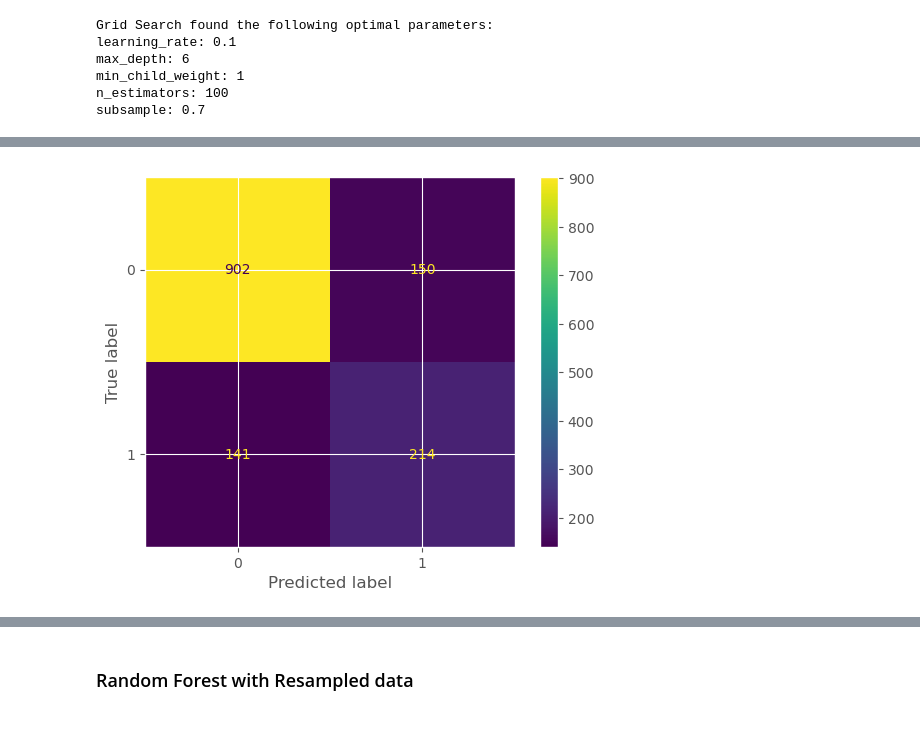
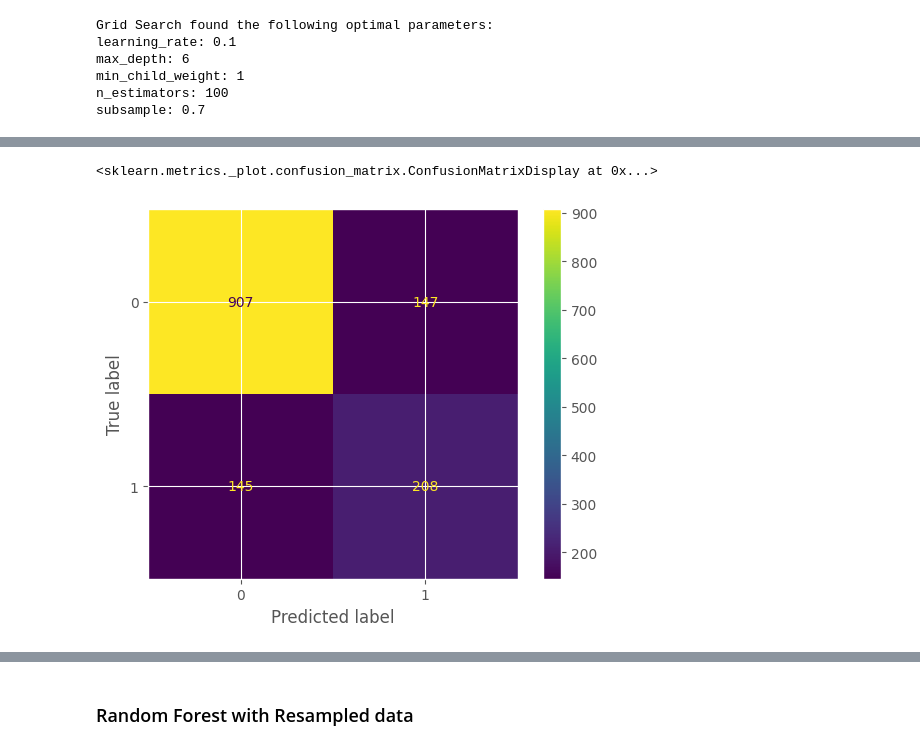
Before and after one commit to penina26/Customer-churn-prediction, a Jupyter notebook: index.ipynb, the cells around one changed output, grey strips where cells are left out. Saved outputs shown, nothing was run; the diff lists cells and outputs as text; code cells hidden in the pictures.

```diff
--- a/index.ipynb
+++ b/index.ipynb
@@ -1051,9 +1055,10 @@ print(classification_report(y_test, preds))
 weighted avg       0.79      0.79      0.79      1407
 # %%
 #get the performance of the model using by plotting the confusion metrix
-plot_confusion_matrix(grid_clf, X_test, y_test);
+ConfusionMatrixDisplay.from_predictions(preds, y_test)
 # %% [output]
+<sklearn.metrics._plot.confusion_matrix.ConfusionMatrixDisplay at 0x...>
-[figure, old version]
+[figure, new version]
 # %%
 # Compute the false positive rate, true positive rate and thresholds
 fpr, tpr, thresholds = roc_curve(y_test, preds)
```
Also changed, not shown: parts of 33 cells of this notebook, 13 other files.
